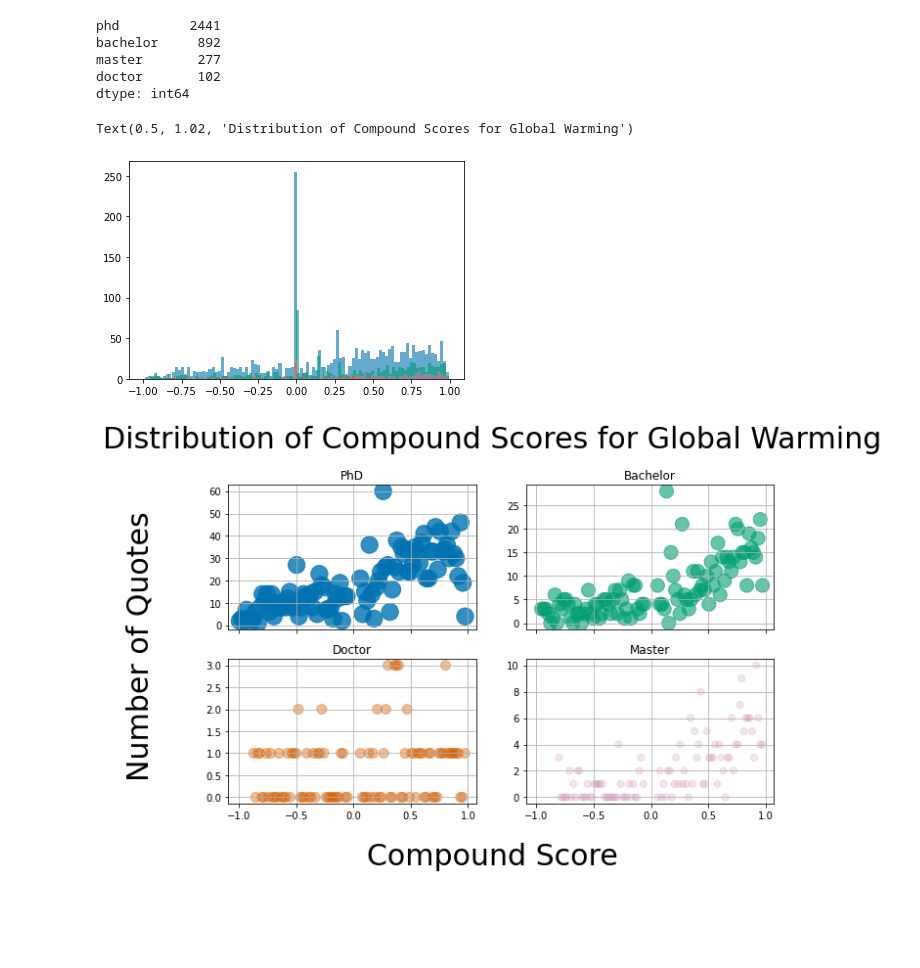
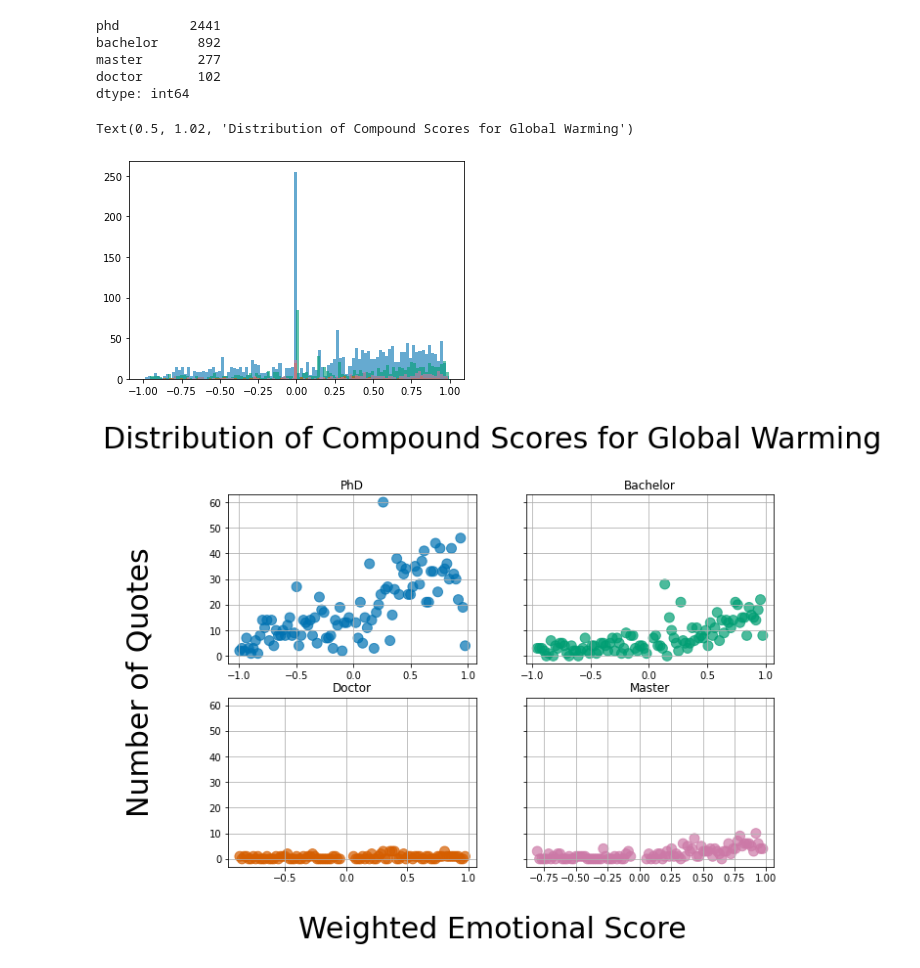
Before and after one commit to epfl-ada/ada-2021-project-272, a Jupyter notebook: Project.ipynb, the cells around one changed output. Drawn from its saved outputs; the diff is of its cells as text; code cells hidden in the pictures; blank space fills up the shorter version.

Commit message:
Tried New plots

```diff
--- a/Project.ipynb
+++ b/Project.ipynb
@@ -1370,33 +1370,33 @@ dtype: int64
 # %%
 data_phd = plt.hist(gw_at_deg[gw_at_deg['degree'] == 'phd']['compound scores'], alpha =alpha_score,  bins = 100)
 data_bachelor = plt.hist(gw_at_deg[gw_at_deg['degree'] == 'bachelor']['compound scores'], alpha =alpha_score,  bins = 100)
 data_doctor = plt.hist(gw_at_deg[gw_at_deg['degree'] == 'doctor']['compound scores'], alpha =alpha_score,  bins = 100)
 data_master = plt.hist(gw_at_deg[gw_at_deg['degree'] == 'master']['compound scores'], alpha =alpha_score,  bins = 100)
 
 
 None
-fig, axs = plt.subplots(nrows=2, ncols=2, figsize=(10,6), sharex = True)
-idx =np.where(np.abs(data_phd[1]) >= 0.05)
-axs[0][0].scatter(data_phd[1][idx[0][0:np.shape(idx)[1]-1]], data_phd[0][idx[0][0:np.shape(idx)[1]-1]], alpha = 0.8, s = 300*np.ones(np.shape(idx)[1]-1), color = 'C0')
-idx =np.where(np.abs(data_bachelor[1]) >= 0.05)
-axs[0][1].scatter(data_bachelor[1][idx[0][0:np.shape(idx)[1]-1]], data_bachelor[0][idx[0][0:np.shape(idx)[1]-1]], alpha = 0.6, s = 200*np.ones(np.shape(idx)[1]-1),  color = 'C1')
+fig, axs = plt.subplots(nrows=2, ncols=2, figsize=(10,7), sharey = True)
+idx =np.where(np.abs(data_phd[1]) >= 0.02)
+axs[0][0].scatter(data_phd[1][idx[0][0:np.shape(idx)[1]-1]], data_phd[0][idx[0][0:np.shape(idx)[1]-1]], alpha = 0.7, s = 100*np.ones(np.shape(idx)[1]-1), color = 'C0')
+idx =np.where(np.abs(data_bachelor[1]) >= 0.02)
+axs[0][1].scatter(data_bachelor[1][idx[0][0:np.shape(idx)[1]-1]], data_bachelor[0][idx[0][0:np.shape(idx)[1]-1]], alpha = 0.7, s = 100*np.ones(np.shape(idx)[1]-1),  color = 'C1')
 idx =np.where(np.abs(data_doctor[1]) >= 0.05)
-axs[1][0].scatter(data_doctor[1][idx[0][0:np.shape(idx)[1]-1]], data_doctor[0][idx[0][0:np.shape(idx)[1]-1]], alpha = 0.4, s = 100*np.ones(np.shape(idx)[1]-1), color = 'C2')
+axs[1][0].scatter(data_doctor[1][idx[0][0:np.shape(idx)[1]-1]], data_doctor[0][idx[0][0:np.shape(idx)[1]-1]], alpha = 0.7, s = 100*np.ones(np.shape(idx)[1]-1), color = 'C2')
 idx =np.where(np.abs(data_master[1]) >= 0.05)
-axs[1][1].scatter(data_master[1][idx[0][0:np.shape(idx)[1]-1]], data_master[0][idx[0][0:np.shape(idx)[1]-1]], alpha = 0.2, s = 50*np.ones(np.shape(idx)[1]-1), color = 'C3')
+axs[1][1].scatter(data_master[1][idx[0][0:np.shape(idx)[1]-1]], data_master[0][idx[0][0:np.shape(idx)[1]-1]], alpha = 0.7, s = 100*np.ones(np.shape(idx)[1]-1), color = 'C3')
 axs[0][0].grid()
 axs[0][1].grid()
 axs[1][0].grid()
 axs[1][1].grid()
 axs[0][0].title.set_text('PhD')
 axs[0][1].title.set_text('Bachelor')
 axs[1][0].title.set_text('Doctor')
 axs[1][1].title.set_text('Master')
 
-fig.text(0.5, -0.02, 'Compound Score', ha='center', fontsize=30)
+fig.text(0.5, -0.02, 'Weighted Emotional Score', ha='center', fontsize=30)
 fig.text(-0.02, 0.5, 'Number of Quotes', va='center', rotation='vertical', fontsize=30)
 fig.suptitle('Distribution of Compound Scores for Global Warming', fontsize = 30, x=0.5, y=1.02)
 # %% [output]
 Text(0.5, 1.02, 'Distribution of Compound Scores for Global Warming')
 [figure]
-[figure, old version]
+[figure, new version]
```
Also changed, not shown: parts of 9 cells of this notebook.
